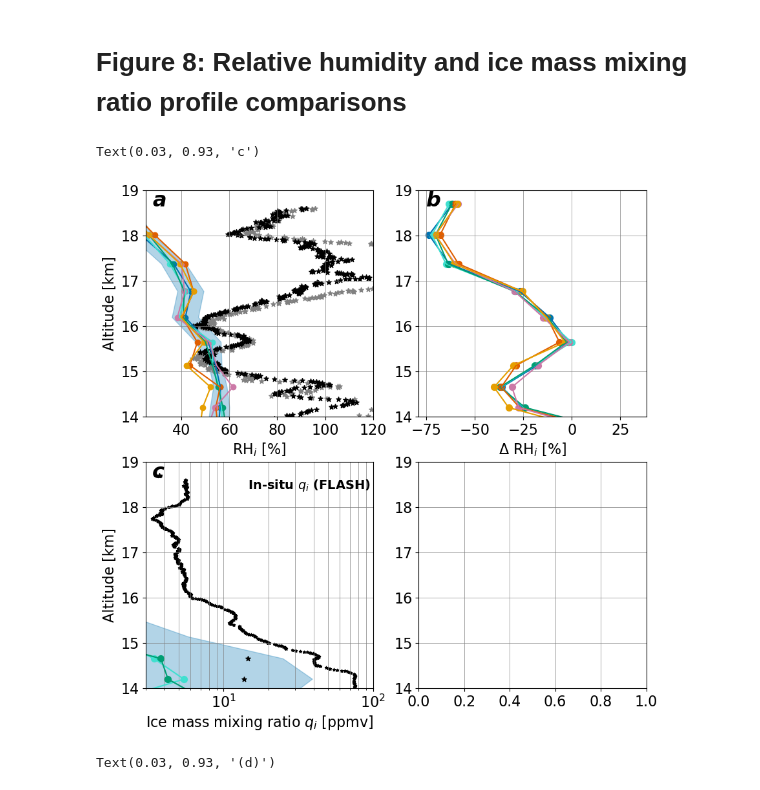
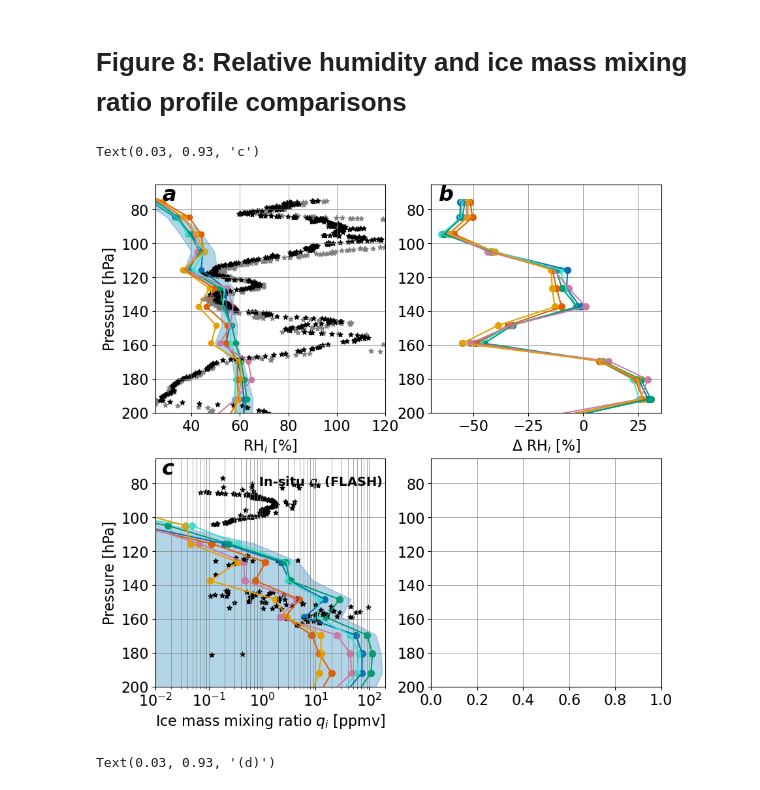
Before and after one commit to sylviasullivan/UTLS-profiles, a Jupyter notebook: Figures_article3.ipynb, the cells around one changed output. Drawn from its saved outputs; the diff is of its cells as text; code cells hidden in the pictures.

```diff
--- a/Figures_article3.ipynb
+++ b/Figures_article3.ipynb
@@ -266,0 +347,4 @@ plt.show()
+# %%
+# Simulation data averaged over the whole domain, not just the flight track
+sim_ds = xr.open_dataset( '/groups/sylvia/UTLS-profiles/output/mean-T-qv-profiles.nc' )
+sim_list = ['1M0O','1M1O','1M3O','2M0O','2M1O','2M3O']
@@ -305,11 +654,11 @@ ax[0].text(0.38, 0.7, 'Synthetic flight tracks',  weight='bold', fontsize=fs, co
 
 ax[1].plot(t, qv_Stratoclim2 - qvm, color='indianred', linewidth=2)
 ax[1].axhline( y=0, color='k', ls='--', lw=1 )
-ax[1].set_ylabel(r'$\Delta q_v$ [K]', fontsize=fs+3)
+ax[1].set_ylabel(r'$\Delta q_v$ [ppmv]', fontsize=fs+3)
 ax[1].set_yscale( 'symlog', linthresh=1e1 )
 
 ax[2].plot(t, qvstd, color='indianred', linewidth=2.5)
-ax[2].set_ylabel(r'$\sigma(q_v)$ [K]', fontsize=fs+3)
+ax[2].set_ylabel(r'$\sigma(q_v)$ [ppmv]', fontsize=fs+3)
 ax[2].set_yscale( 'log' )
 
 qi_nan = np.where( qim > 0.1, qim, np.nan )
@@ -804,13 +867,12 @@ warnings.filterwarnings("ignore", message="Mean of empty slice")
 warnings.filterwarnings("ignore", message="Degrees of freedom <= 0 for slice")
 
 # Read in-situ data
-alt1, qv_flash, qv_fish, alt2, qi, alt3, temp, theta, alt4, rhice_flash, rhice_fish = \
+p1, qv_flash, qv_fish, p2, qi_obs, p3, temp, theta, p4, rhice_flash, rhice_fish = \
     read_flighttrack( time0, timef )
 
-# Bin the in-situ data altitudinally
+# Bin the in-situ data by pressure levels from the simulation
 bins_sims, temp_SC_stats, theta_SC_stats, qv_flash_SC_stats, qv_fish_SC_stats, qi_SC_stats, RHi_SC_stats = \
-    bin_flighttrack( min_alt, max_alt, alt1, qv_flash, qv_fish, alt2, qi, alt3, temp, theta, alt4, rhice_flash, \
-                    rhice_fish )
+    bin_flighttrack( p1, qv_flash, qv_fish, p2, qi, p3, temp, theta, p4, rhice_flash, rhice_fish )
 # %%
 fig, ax = plt.subplots(nrows=2, ncols=2, figsize=(10, 10))
 axs = list(ax.flatten())
@@ -819,61 +881,62 @@ axs = list(ax.flatten())
 icon_lw = 1.5
 icon_alfa = 1
 fs = 16
-yval = bins_sims/1000
+yval = plev/100 # Convert Pa -> hPa
 
 # Specify whether to compare means (l = 0) or medians (l = 1)
-k = 'median'; l = 1
+k = 'mean'; l = 1
 
 # Axis limits specified
 for a in axs:
-    a.set_ylim([14, 19])
+    a.set_ylim([65, 200])
     a.grid(b=True, which='both', axis='both', color='gray', linewidth=0.5)
     a.tick_params('both',labelsize=fs)
+    a.invert_yaxis()
 ax[0,0].set_xlim([25, 120])
-ax[1,0].set_xlim([3*10**0, 10**2])
+ax[1,0].set_xlim([10**(-2), 2*10**2])
 #ax[1,1].set_xlim([-30, 5])
 
 # PANEL A: Mean (or median) RHice over all trajectories
-rhim = np.nanmedian( stats[0]['rh_'+k], axis=1 )
+rhim = np.nanmean( stats[0]['rh_'+k], axis=1 )
 rhistd = np.nanmean( stats[0]['rh_std'], axis=1 )
 # Shade the area for +/- a standard deviation for the first simulation
 ax[0,0].fill_betweenx( y=yval, x1=rhim-rhistd, x2=rhim+rhistd, alpha=0.3, color=farbe['1M0O'] )
 for i, sl in zip(np.arange(len(sim_list)), sim_list):
     rhim = np.nanmedian( stats[i]['rh_'+k], axis=1 )
     ax[0,0].scatter( rhim, yval, color=farbe[sl] )
     ax[0,0].plot( rhim, yval, lw=icon_lw, color=farbe[sl] )
-ax[0,0].scatter(rhice_fish, alt4/1000, color='gray', s=30, marker='*')
-ax[0,0].scatter(rhice_flash, alt4/1000, color='k', s=30, marker='*')
+ax[0,0].scatter(rhice_fish, p4, color='gray', s=30, marker='*')
+ax[0,0].scatter(rhice_flash, p4, color='k', s=30, marker='*')
 ax[0,0].set_xlabel(r'RH$_i$ [%]', fontsize=fs)
-ax[0,0].set_ylabel('Altitude [km]',fontsize=fs)
+ax[0,0].set_ylabel('Pressure [hPa]',fontsize=fs)
 ax[0,0].text(0.03, 0.93, 'a', weight='bold', style='italic', fontsize=fs+7, transform=ax[0,0].transAxes)
 
 # PANEL B: RHi anomalies
 for i, sl in zip(np.arange(len(sim_list)), sim_list):
     rhim = np.nanmean( stats[i]['rh_'+k], axis=1 )
     ax[0,1].scatter( rhim-RHi_SC_stats[l], yval, s=icon_sz, alpha=icon_alfa, color=farbe[sl] )
     ax[0,1].plot( rhim-RHi_SC_stats[l], yval, lw=icon_lw, color=farbe[sl] )
 ax[0,1].set_xlabel(r'$\Delta$ RH$_i$ [%]', fontsize=fs)
 ax[0,1].text(0.03, 0.93, 'b', weight='bold', style='italic', fontsize=fs+7, transform=ax[0,1].transAxes)
 
 # PANEL C: Mean (or median) qi over all trajectories
-qim = np.nanmedian( stats[0]['qi_'+k], axis=1 )
+qim = np.nanmean( stats[0]['qi_'+k], axis=1 )
 qistd = np.nanmean( stats[0]['qi_std'], axis=1 )
 ax[1,0].fill_betweenx( y=yval, x1=qim-qistd, x2=qim+qistd, alpha=0.3, color=farbe['1M0O'] )
-ax[1,0].scatter( qv_flash, alt1/1000, color='k', s=10, marker='*')
+ax[1,0].scatter( qi, p2, color='k', s=10, marker='*')
 for i, sl in zip(np.arange(len(sim_list)), sim_list):
-    qim = np.nanmedian( stats[i]['qi_'+k], axis=1 )
+    qim = np.nanmean( stats[i]['qi_'+k], axis=1 )
     ax[1,0].scatter( qim, yval, s=icon_sz, color=farbe[sl] )
     ax[1,0].plot( qim, yval, lw=icon_lw, color=farbe[sl] )
-ax[1,0].scatter(qi_SC_stats[0], bins_sims/1000, color='k', s=30, marker='*')
+ax[1,0].scatter(qi_obs, p2, color='k', s=30, marker='*')
 ax[1,0].text(0.45, 0.88, 'In-situ $q_i$ (FLASH)', fontsize=fs-2, weight='bold', transform=ax[1,0].transAxes)
 ax[1,0].set_xlabel(r'Ice mass mixing ratio $q_i$ [ppmv]', fontsize=fs)
-ax[1,0].set_ylabel('Altitude [km]',fontsize=fs)
+ax[1,0].set_ylabel('Pressure [hPa]',fontsize=fs)
 ax[1,0].set_xscale('log')
 ax[1,0].text(0.03, 0.93, 'c', weight='bold', style='italic', fontsize=fs+7, transform=ax[1,0].transAxes)
 # %% [output]
 Text(0.03, 0.93, 'c')
-[figure, old version]
+[figure, new version]
 # %%
 if tag == '_pinpoint':
     y1 = 14
```
Also changed, not shown: parts of 31 cells of this notebook, 6 other files.
